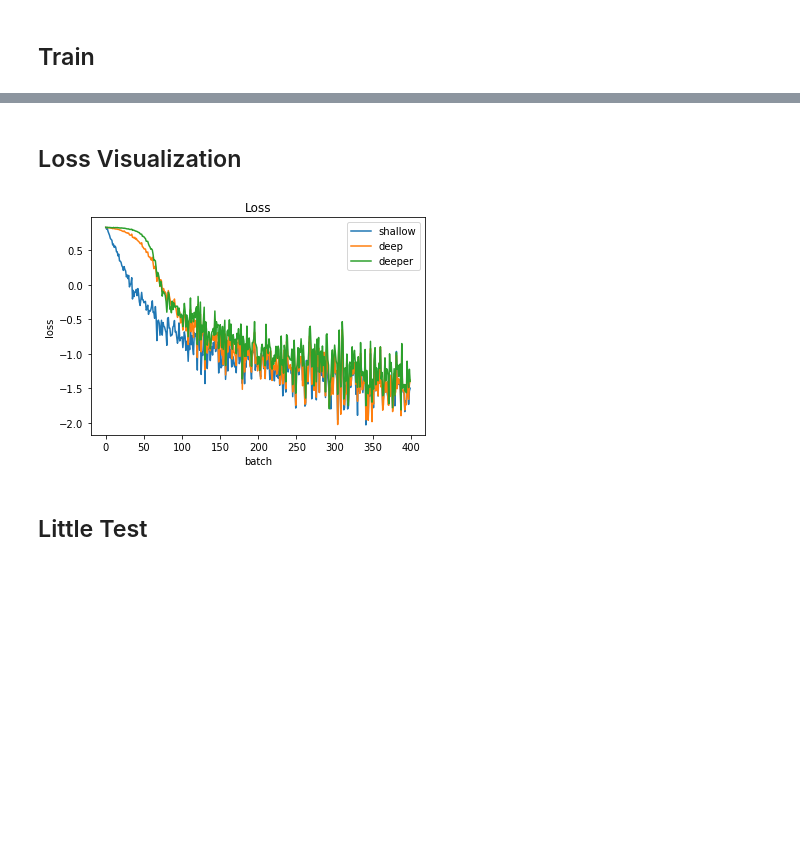
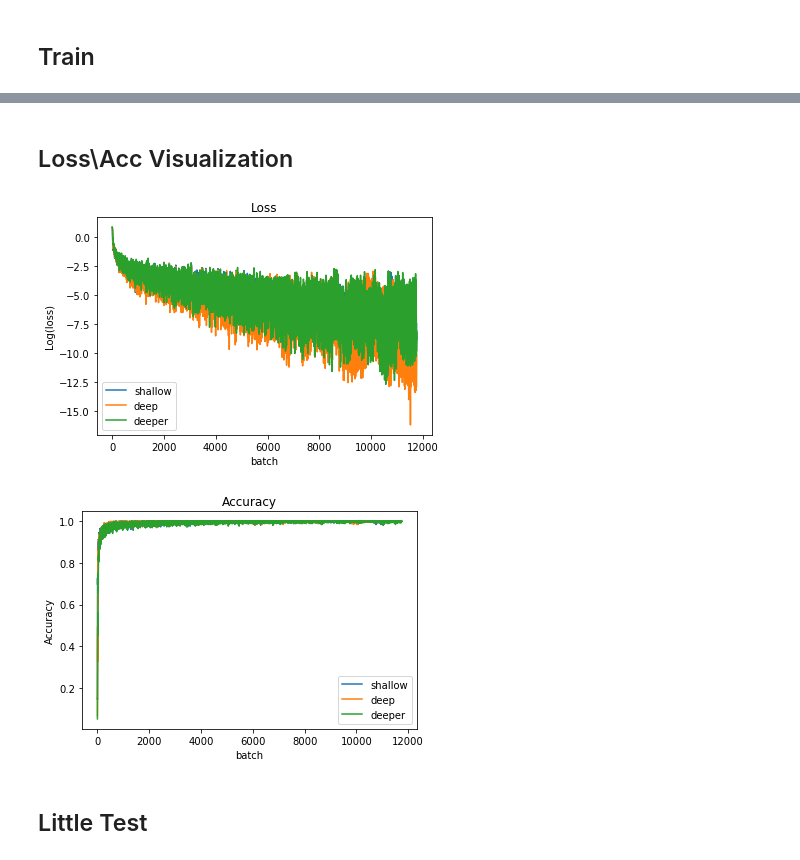
Before and after one commit to angry77cat/mlds, a Jupyter notebook: HW1-1-task.ipynb, the cells around one changed output, grey strips where cells are left out. Saved outputs shown, nothing was run; the diff lists cells and outputs as text; code cells hidden in the pictures; blank space fills up the shorter version.

```diff
--- a/HW1-1-task.ipynb
+++ b/HW1-1-task.ipynb
@@ -14,8 +14,9 @@ import torch.utils.data as data
 import torchvision
 %matplotlib inline
 # %%
-BATCH_SIZE = 64
-LR = 1e-4
-EPOCH = 1
+BATCH_SIZE = 256
+LR = 5e-4
+EPOCH = 50
 np.random.seed(1)
 torch.manual_seed(1)
+CUDA= torch.cuda.is_available()
@@ -111,7 +110,14 @@ class CNN_deeper(nn.Module):
 shallow = CNN_shallow()
 deep = CNN_deep()
 deeper = CNN_deeper()
+if CUDA:
+    shallow= shallow.cuda()
+    deep= deep.cuda()
+    deeper= deeper.cuda()
 optim_shallow = optim.Adam(params=shallow.parameters(),lr=LR)
 optim_deep = optim.Adam(params=deep.parameters(),lr=LR)
 optim_deeper = optim.Adam(params=deeper.parameters(),lr=LR)
 loss_func = nn.CrossEntropyLoss()
+print(shallow)
+print(deep)
+print(deeper)
@@ -145,10 +169,14 @@ print('start')
 loss_shallow_list = []
 loss_deep_list = []
 loss_deeper_list = []
+acc_shallow_list= []
+acc_deep_list= []
+acc_deeper_list= []
 for epoch in range(EPOCH):
     for idx, (x, y) in enumerate(train_loader):
+        if CUDA:
+            x, y= x.cuda(), y.cuda()
         x, y= Variable(x), Variable(y)
-
         #shallow
         pred_shallow = shallow(x)
         loss_shallow = loss_func(pred_shallow, y)
@@ -173,6 +201,10 @@ for epoch in range(EPOCH):
         optim_deeper.step()
         loss_deeper_list.append(loss_deeper.data[0])
 
+        #record acc
+        acc_shallow_list.append(sum(torch.max(pred_shallow, 1)[1].data.squeeze() == y.data)/float(y.size(0)))
+        acc_deep_list.append(sum(torch.max(pred_deep, 1)[1].data.squeeze() == y.data)/float(y.size(0)))
+        acc_deeper_list.append(sum(torch.max(pred_deeper, 1)[1].data.squeeze() == y.data)/float(y.size(0)))
 
         if idx % 100 == 0:
             pred_shallow = torch.max(pred_shallow, 1)[1].data.squeeze()
@@ -183,7 +215,9 @@ for epoch in range(EPOCH):
             acc_deep = sum(pred_deep == y.data)/float(y.size(0))
             acc_deeper = sum(pred_deeper == y.data)/float(y.size(0))
 
+
             print("epoch: %2d | batch: %4d | shallow acc: %.4f | deep acc: %.4f | deeper acc: %.4f"
                  % (epoch, idx, acc_shallow, acc_deep, acc_deeper))
+print('end of training')
 # %% [output]
 start
@@ -195,17 +240,27 @@ epoch:  0 | batch:  400 | shallow acc: 0.9062 | deep acc: 0.8984 | deeper acc: 0
 # %% [markdown]
-## Loss Visualization
+## Loss\Acc Visualization
 # %%
-num_show = 400
+num_show = 11750
 plt.plot(np.arange(num_show), np.log(np.array(loss_shallow_list[:num_show])), label='shallow')
 plt.plot(np.arange(num_show), np.log(np.array(loss_deep_list[:num_show])), label='deep')
 plt.plot(np.arange(num_show), np.log(np.array(loss_deeper_list[:num_show])), label='deeper')
 plt.title('Loss')
 plt.xlabel('batch')
-plt.ylabel('loss')
+plt.ylabel('Log(loss)')
 plt.legend()
 plt.show()
+
+plt.plot(np.arange(num_show), np.array(acc_shallow_list[:num_show]), label='shallow')
+plt.plot(np.arange(num_show), np.array(acc_deep_list[:num_show]), label='deep')
+plt.plot(np.arange(num_show), np.array(acc_deeper_list[:num_show]), label='deeper')
+plt.title('Accuracy')
+plt.xlabel('batch')
+plt.ylabel('Accuracy')
+plt.legend()
+plt.show()
 # %% [output]
-[figure, old version]
+[figure, new version]
+[figure, added]
 # %% [markdown]
 ## Little Test
 # %%
```
Also changed, not shown: parts of 5 cells of this notebook.
